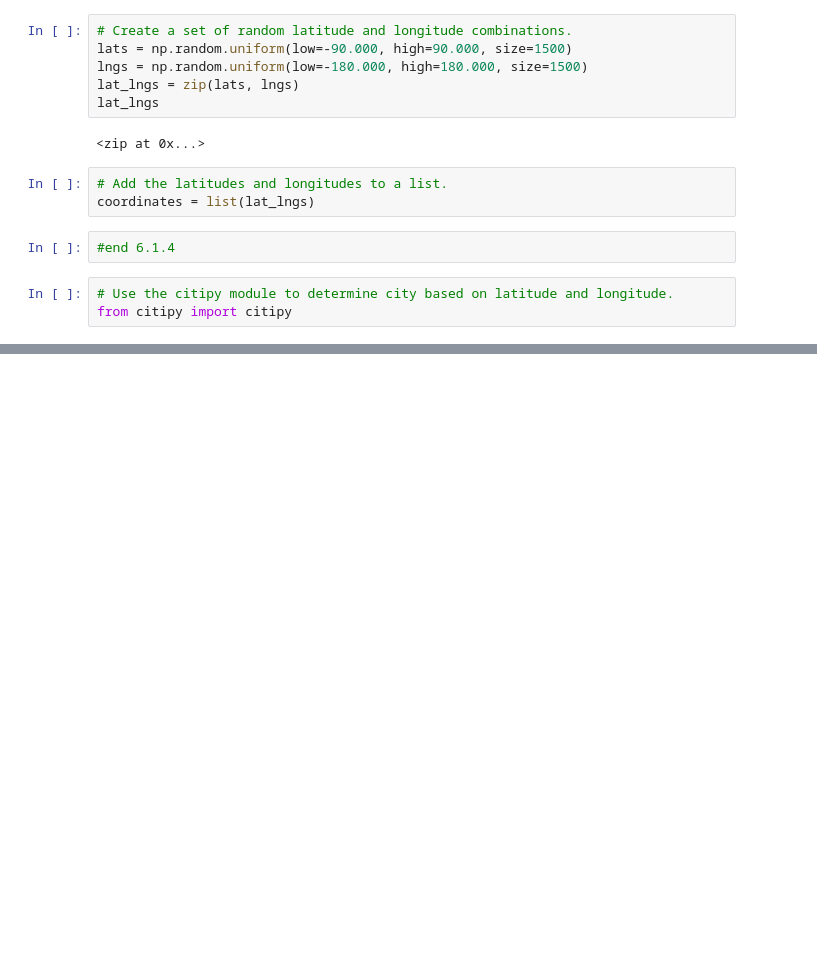
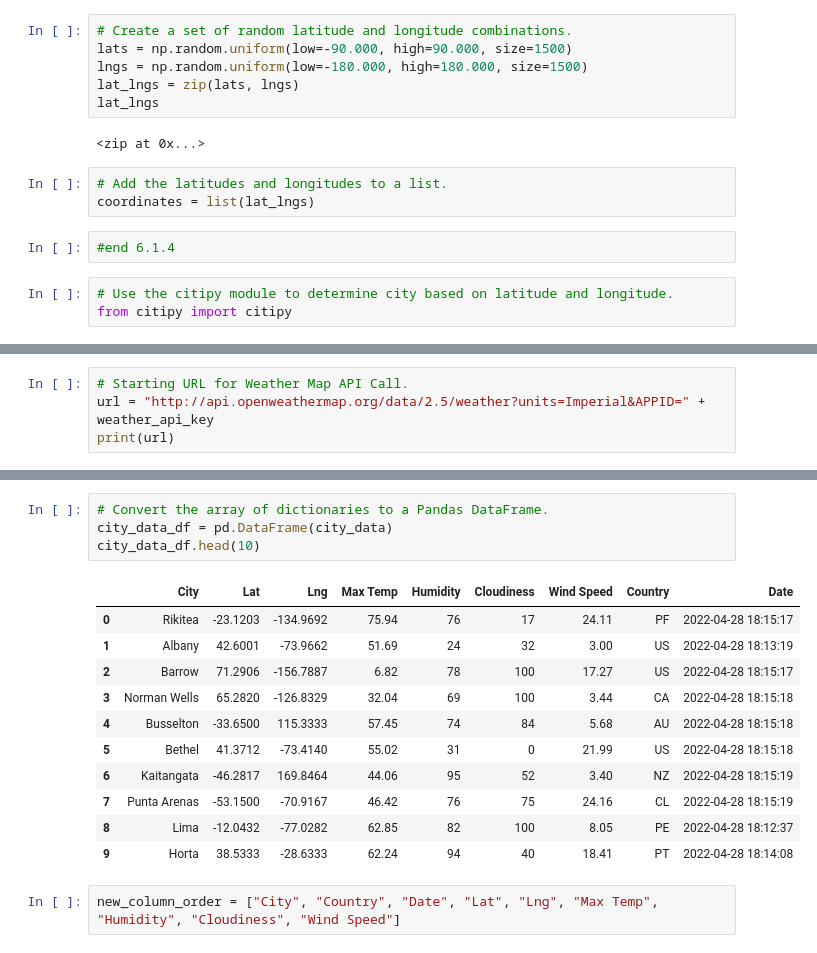
Before and after one commit to neilralston/World_Weather_Analysis, a Jupyter notebook: WeatherPy.ipynb, the cells around one changed output, grey strips where cells are left out. Saved outputs shown, nothing was run; the diff lists cells and outputs as text; blank space fills up the shorter version.

```diff
--- a/WeatherPy.ipynb
+++ b/WeatherPy.ipynb
@@ -35,0 +42,4 @@ len(cities)
+# %%
+# Starting URL for Weather Map API Call.
+url = "http://api.openweathermap.org/data/2.5/weather?units=Imperial&APPID=" + weather_api_key
+print(url)
@@ -35,0 +132,18 @@ len(cities)
+# %%
+# Convert the array of dictionaries to a Pandas DataFrame.
+city_data_df = pd.DataFrame(city_data)
+city_data_df.head(10)
+# %% [output]
+|  | City | Lat | Lng | Max Temp | Humidity | Cloudiness | Wind Speed | Country | Date |
+| 0 | Rikitea | -23.1203 | -134.9692 | 75.94 | 76 | 17 | 24.11 | PF | 2022-04-28 18:15:17 |
+| 1 | Albany | 42.6001 | -73.9662 | 51.69 | 24 | 32 | 3.00 | US | 2022-04-28 18:13:19 |
+| 2 | Barrow | 71.2906 | -156.7887 | 6.82 | 78 | 100 | 17.27 | US | 2022-04-28 18:15:17 |
+| 3 | Norman Wells | 65.2820 | -126.8329 | 32.04 | 69 | 100 | 3.44 | CA | 2022-04-28 18:15:18 |
+| 4 | Busselton | -33.6500 | 115.3333 | 57.45 | 74 | 84 | 5.68 | AU | 2022-04-28 18:15:18 |
+| 5 | Bethel | 41.3712 | -73.4140 | 55.02 | 31 | 0 | 21.99 | US | 2022-04-28 18:15:18 |
+| 6 | Kaitangata | -46.2817 | 169.8464 | 44.06 | 95 | 52 | 3.40 | NZ | 2022-04-28 18:15:19 |
+| 7 | Punta Arenas | -53.1500 | -70.9167 | 46.42 | 76 | 75 | 24.16 | CL | 2022-04-28 18:15:19 |
+| 8 | Lima | -12.0432 | -77.0282 | 62.85 | 82 | 100 | 8.05 | PE | 2022-04-28 18:12:37 |
+| 9 | Horta | 38.5333 | -28.6333 | 62.24 | 94 | 40 | 18.41 | PT | 2022-04-28 18:14:08 |
+# %%
+new_column_order = ["City", "Country", "Date", "Lat", "Lng", "Max Temp", "Humidity", "Cloudiness", "Wind Speed"]
```
Also changed, not shown: parts of 7 cells of this notebook, 2 other files.
